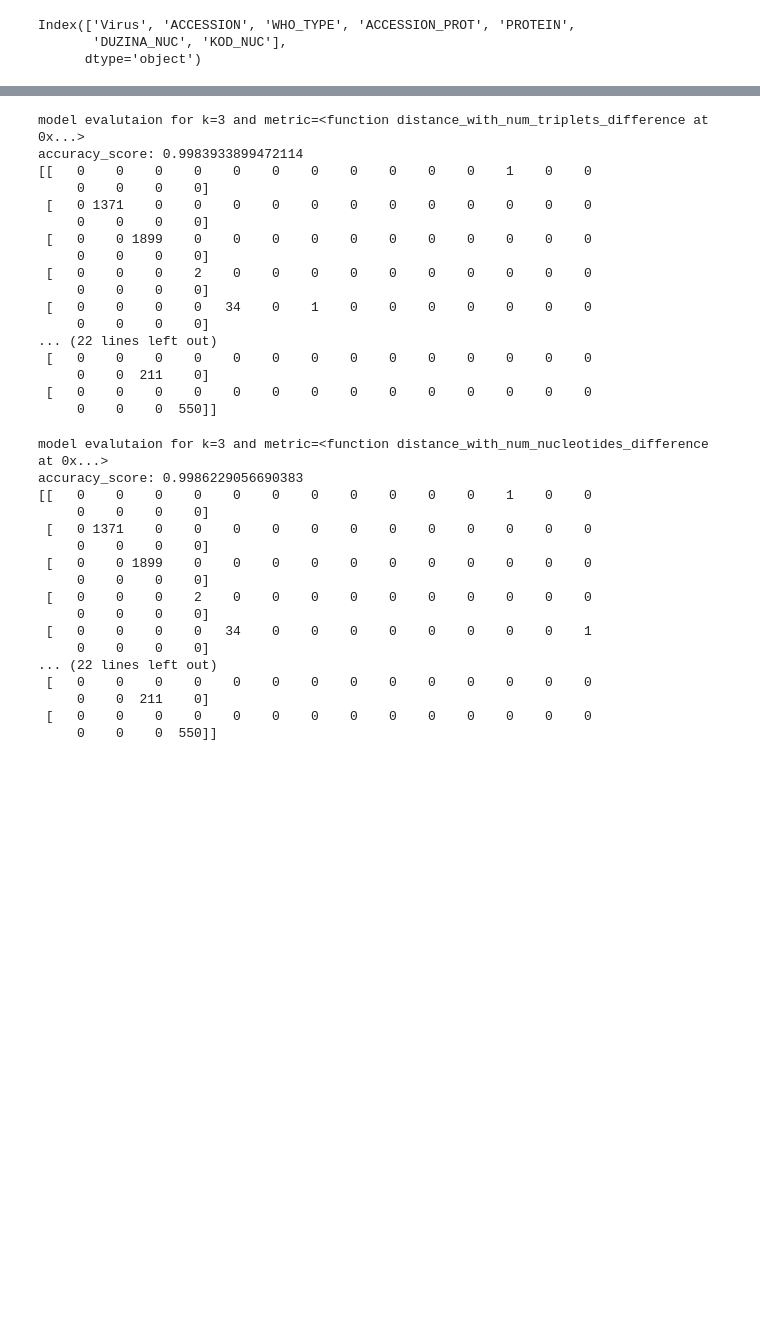
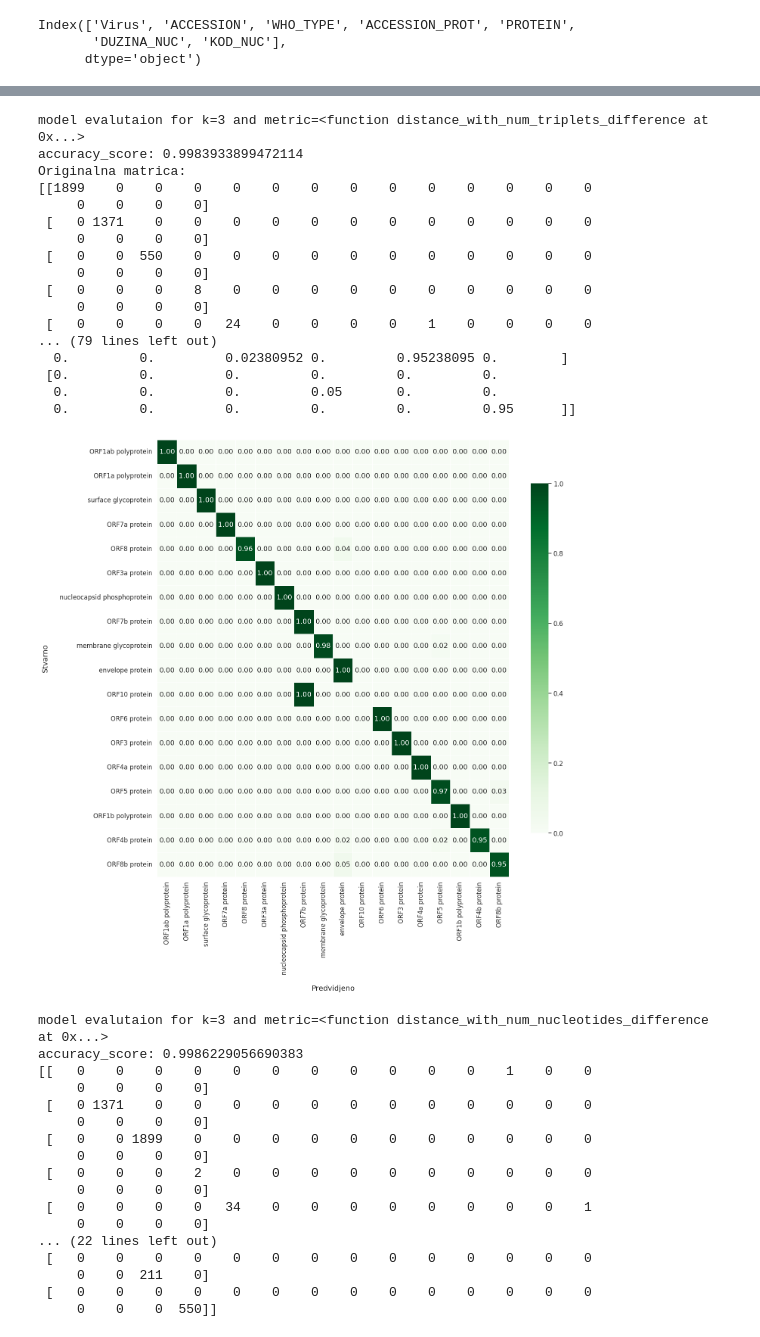
Before and after one commit to bodomilan/ip2_projekat, a Jupyter notebook: source/KNN_on_clipped_sequences.ipynb, the cells around one changed output, grey strips where cells are left out. Cells and saved outputs as stored; diff of their text form; code cells hidden in the pictures; blank space fills up the shorter version.

```diff
--- a/source/KNN_on_clipped_sequences.ipynb
+++ b/source/KNN_on_clipped_sequences.ipynb
@@ -182,23 +231,24 @@ accuracy_score: 0.6821207252696809
 # %%
-perform_and_evaluate_knn(3, distance_with_num_triplets_difference)
+perform_and_evaluate_knn(3, distance_with_num_triplets_difference,X_train,X_test,y_train,y_test,labels)
 # %% [output]
 model evalutaion for k=3 and metric=<function distance_with_num_triplets_difference at 0x...>
 accuracy_score: 0.9983933899472114
-[[   0    0    0    0    0    0    0    0    0    0    0    1    0    0
+Originalna matrica:
+[[1899    0    0    0    0    0    0    0    0    0    0    0    0    0
      0    0    0    0]
  [   0 1371    0    0    0    0    0    0    0    0    0    0    0    0
      0    0    0    0]
- [   0    0 1899    0    0    0    0    0    0    0    0    0    0    0
+ [   0    0  550    0    0    0    0    0    0    0    0    0    0    0
      0    0    0    0]
- [   0    0    0    2    0    0    0    0    0    0    0    0    0    0
+ [   0    0    0    8    0    0    0    0    0    0    0    0    0    0
      0    0    0    0]
- [   0    0    0    0   34    0    1    0    0    0    0    0    0    0
-     0    0    0    0]
-... (22 lines left out)
- [   0    0    0    0    0    0    0    0    0    0    0    0    0    0
-     0    0  211    0]
- [   0    0    0    0    0    0    0    0    0    0    0    0    0    0
-     0    0    0  550]]
+ [   0    0    0    0   24    0    0    0    0    1    0    0    0    0
+... (79 lines left out)
+  0.         0.         0.02380952 0.         0.95238095 0.        ]
+ [0.         0.         0.         0.         0.         0.
+  0.         0.         0.         0.05       0.         0.
+  0.         0.         0.         0.         0.         0.95      ]]
+[figure, added]
 # %%
 perform_and_evaluate_knn(3, distance_with_num_nucleotides_difference)
 # %% [output]
```
Also changed, not shown: parts of 11 cells of this notebook, 1 other file.
